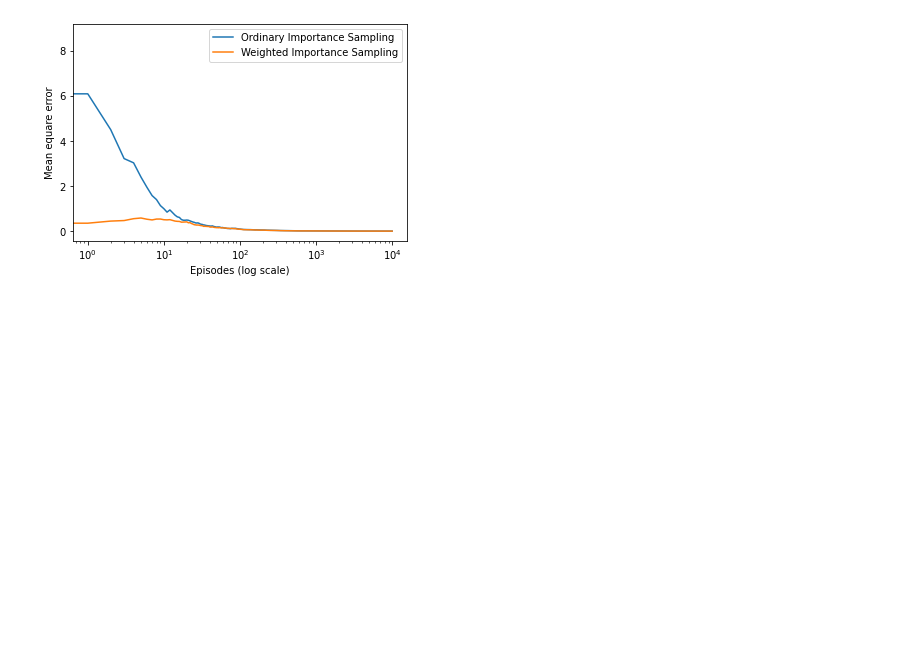
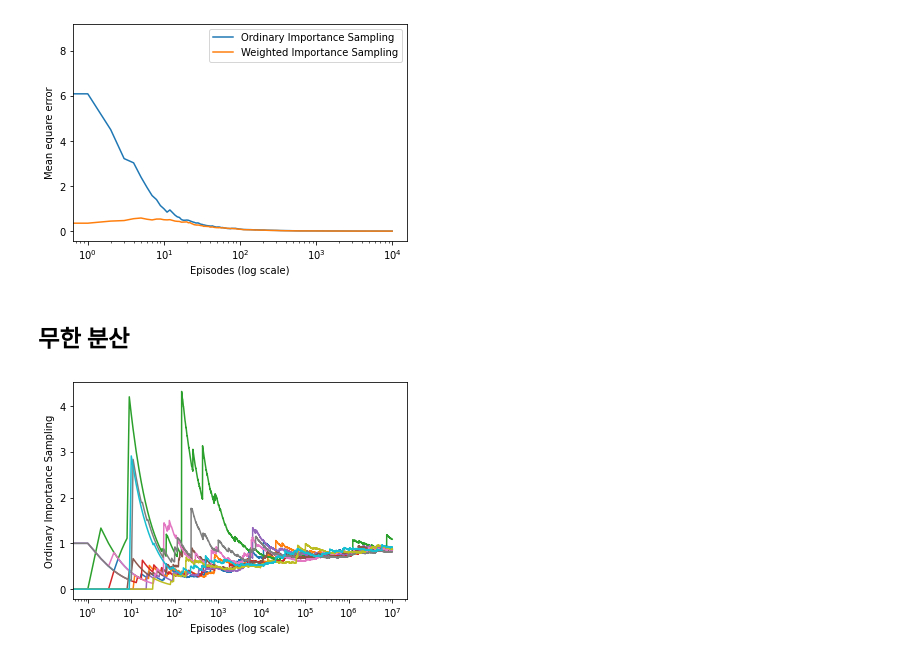
Before and after one commit to sinabeulo90/Reinforcement-Learning-An-Introduction, a Jupyter notebook: Chapter 5/Ch 5.5 testbed.ipynb, the cells around one changed output. Saved outputs shown, nothing was run; the diff lists cells and outputs as text; code cells hidden in the pictures; blank space fills up the shorter version.

Commit message:
add plots

```diff
--- a/Chapter 5/Ch 5.5 testbed.ipynb
+++ b/Chapter 5/Ch 5.5 testbed.ipynb
@@ -241,3 +243,8 @@ def figure_5_3():
 figure_5_3()
 # %% [output]
 [figure]
+# %% [markdown]
+## 무한 분산
+# %%
+ACTION_BACK = 0
+ACTION_END = 1
@@ -243,0 +259,41 @@ figure_5_3()
+# %%
+# one turn
+def play():
+    # track the action for importance ratio
+    trajectory = []
+    while True:
+        action = behavior_policy()
+        trajectory.append(action)
+        if action == ACTION_END:
+            return 0, trajectory
+        elif np.random.binomial(1, 0.9) == 0:
+            return 1, trajectory
+# %%
+def figure_5_4():
+    np.random.set_state(random_state)
+
+    runs = 10
+    episodes = 10000000
+
+    for run in trange(runs):
+        rewards = []
+        for episode in range(episodes):
+            reward, trajectory = play()
+            if trajectory[-1] == ACTION_END:
+                rho = 0
+            else:
+                rho = 1.0 / pow(0.5, len(trajectory))
+            rewards.append(rho * reward)
+
+        rewards = np.add.accumulate(rewards)
+        ordinary_sampling = np.asarray(rewards) / np.arange(1, episodes + 1)
+        plt.plot(ordinary_sampling)
+
+    plt.xlabel("Episodes (log scale)")
+    plt.ylabel("Ordinary Importance Sampling")
+    plt.xscale('log')
+    plt.show()
+# %%
+figure_5_4()
+# %% [output]
+[figure, added]
```
Also changed, not shown: parts of 2 cells of this notebook, 1 other file.
